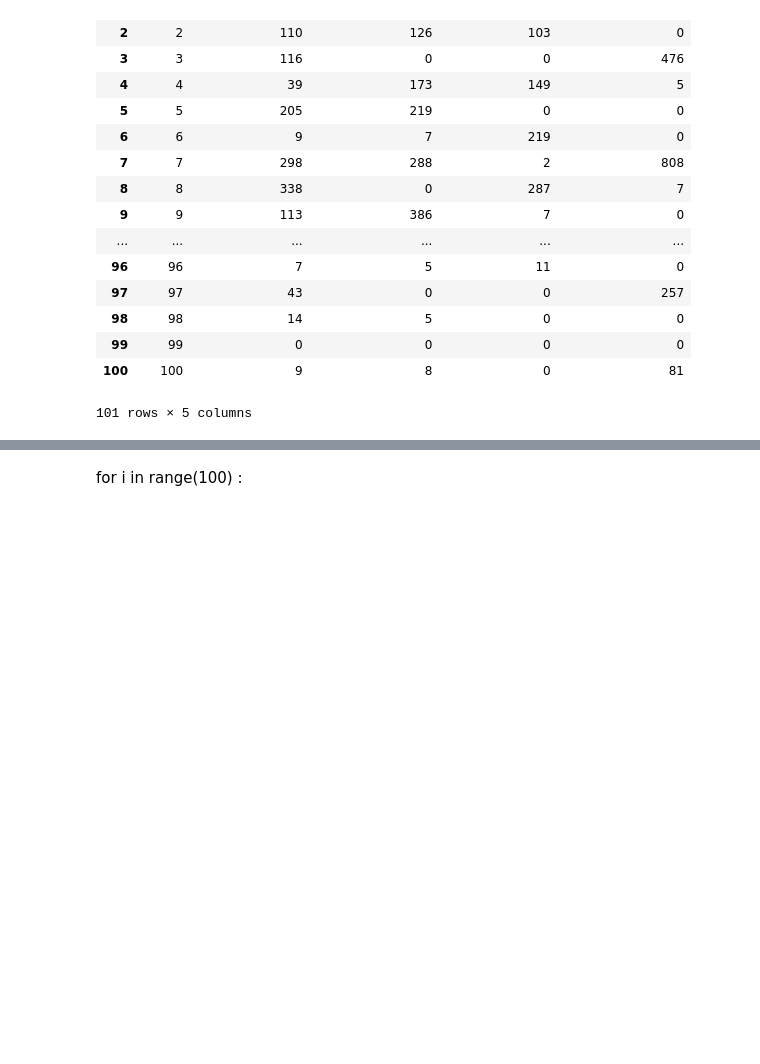
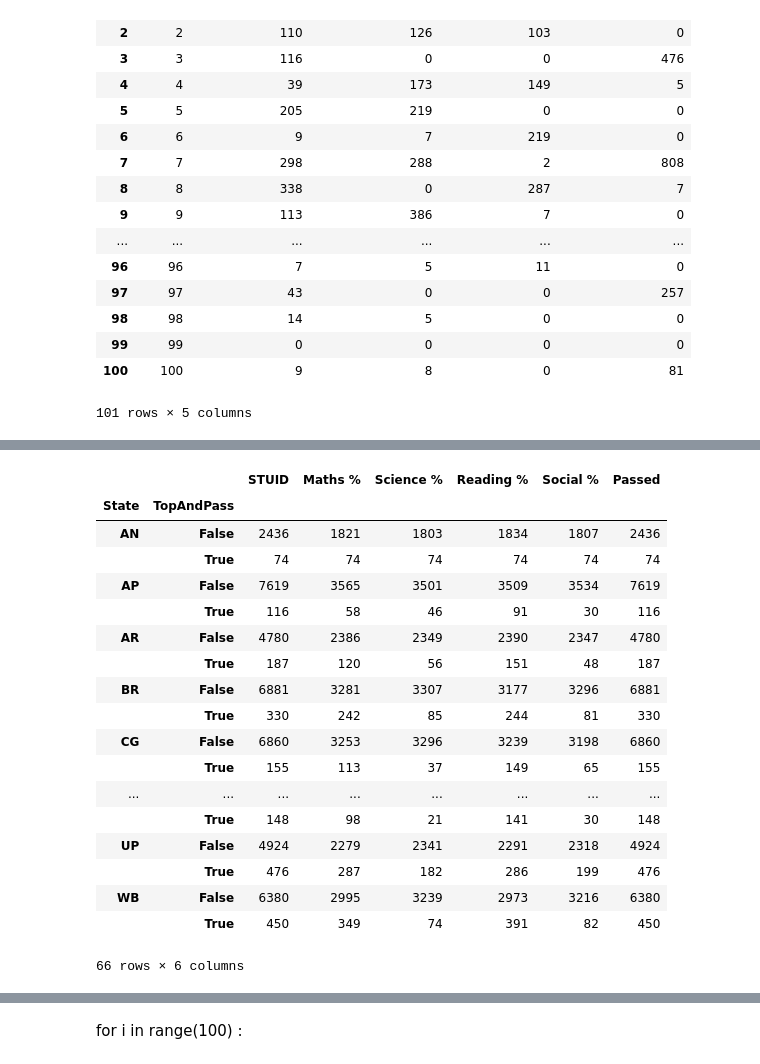
Before and after one commit to holy-devil/nas-dataviz, a Jupyter notebook: analysis/NAS Plots.ipynb, the cells around one changed output, grey strips where cells are left out. Drawn from its saved outputs; the diff is of its cells as text; code cells hidden in the pictures; blank space fills up the shorter version.

```diff
--- a/analysis/NAS Plots.ipynb
+++ b/analysis/NAS Plots.ipynb
@@ -372,0 +520,23 @@ marksdf1.to_csv('../datasets/nas/StudentDistributionByMarks.csv')
+# %%
+g1 = Statedf.groupby( [ "State", "TopAndPass"] ).count()
+g1
+# %% [output]
+|  |  | STUID | Maths % | Science % | Reading % | Social % | Passed |
+| State | TopAndPass |  |  |  |  |  |  |
+| AN | False | 2436 | 1821 | 1803 | 1834 | 1807 | 2436 |
+|  | True | 74 | 74 | 74 | 74 | 74 | 74 |
+| AP | False | 7619 | 3565 | 3501 | 3509 | 3534 | 7619 |
+|  | True | 116 | 58 | 46 | 91 | 30 | 116 |
+| AR | False | 4780 | 2386 | 2349 | 2390 | 2347 | 4780 |
+|  | True | 187 | 120 | 56 | 151 | 48 | 187 |
+| BR | False | 6881 | 3281 | 3307 | 3177 | 3296 | 6881 |
+|  | True | 330 | 242 | 85 | 244 | 81 | 330 |
+| CG | False | 6860 | 3253 | 3296 | 3239 | 3198 | 6860 |
+|  | True | 155 | 113 | 37 | 149 | 65 | 155 |
+| ... | ... | ... | ... | ... | ... | ... | ... |
+|  | True | 148 | 98 | 21 | 141 | 30 | 148 |
+| UP | False | 4924 | 2279 | 2341 | 2291 | 2318 | 4924 |
+|  | True | 476 | 287 | 182 | 286 | 199 | 476 |
+| WB | False | 6380 | 2995 | 3239 | 2973 | 3216 | 6380 |
+|  | True | 450 | 349 | 74 | 391 | 82 | 450 |
+66 rows × 6 columns
```
Also changed, not shown: parts of 11 cells of this notebook, 1 other file.
